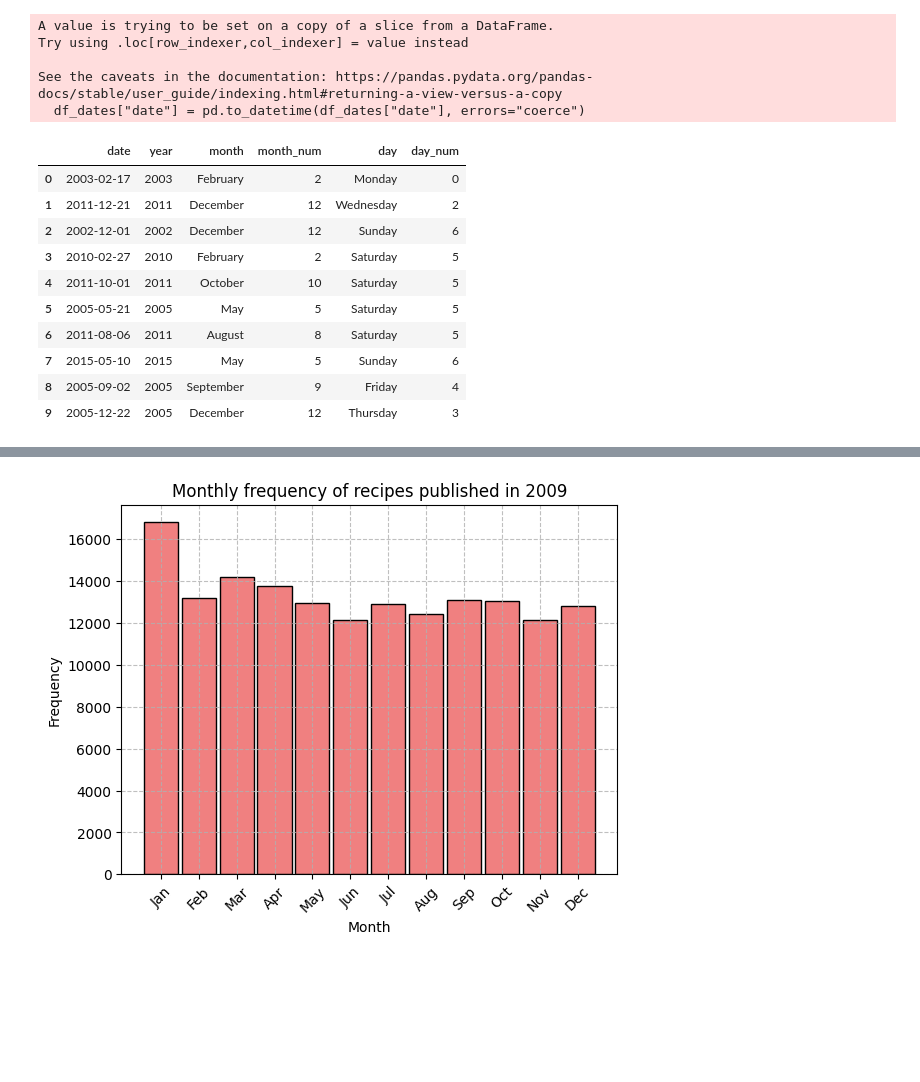
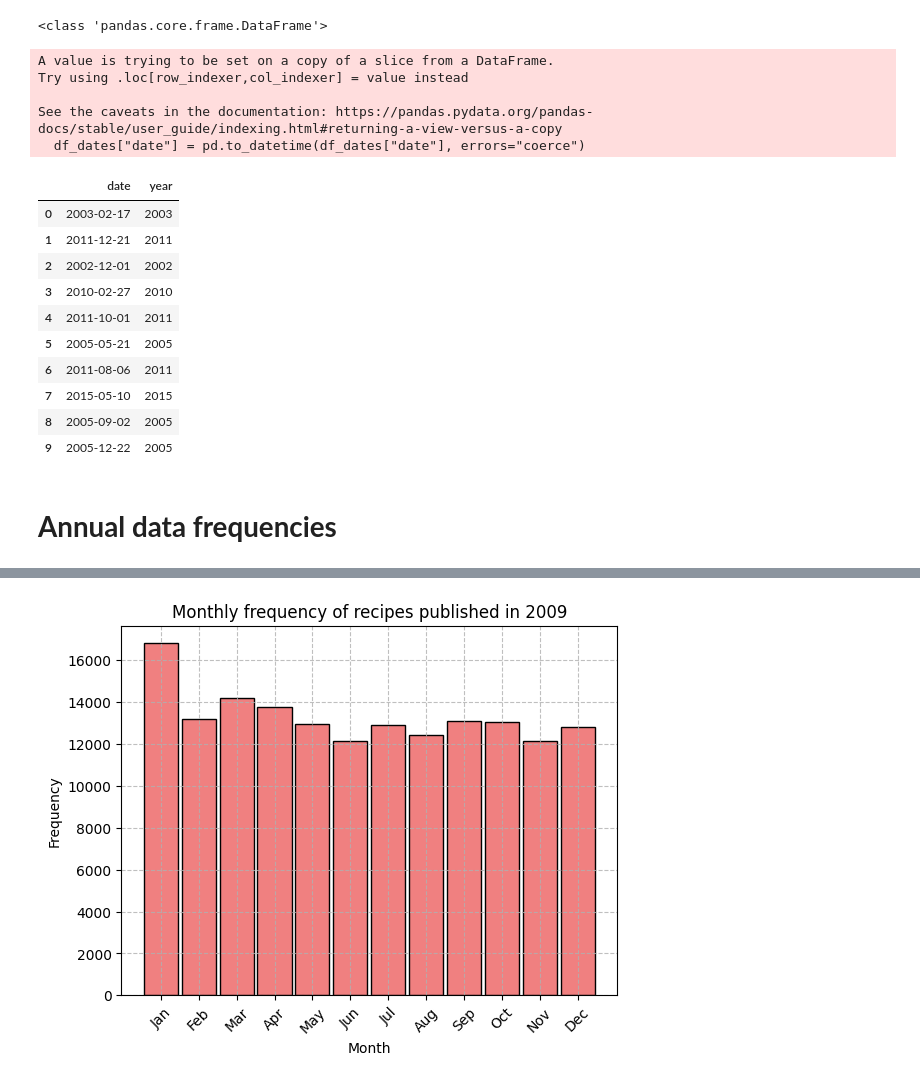
Before and after one commit to mange-ta-main/mange-ta-main, a Jupyter notebook: src/mange_ta_main/1_univariate_page_odz.ipynb, the cells around one changed output, grey strips where cells are left out. Drawn from its saved outputs; the diff is of its cells as text; code cells hidden in the pictures; blank space fills up the shorter version.

```diff
--- a/src/mange_ta_main/1_univariate_page_odz.ipynb
+++ b/src/mange_ta_main/1_univariate_page_odz.ipynb
@@ -18,34 +13,43 @@ df_recipes.head(5)
 # %%
 # Select feature of interest from raw data
 feat_name = "date"
 df_dates = df_recipes[[feat_name]]
 
-# Converting from strings to datetime
+# ----------------------------------------------------------------------
+# Converting from strings to datetime format
+# ----------------------------------------------------------------------
+# errors = "coerce" => Invalid parsing will be set to NaT (Not a Time)
 df_dates["date"] = pd.to_datetime(df_dates["date"], errors="coerce")
-df_dates = df_dates.dropna(subset=["date"])
-#df_dates[feat_name] = pd.to_datetime(df_dates[feat_name])
-
-df_dates["year"] = df_dates[feat_name].dt.year
-df_dates["month"] = df_dates[feat_name].dt.month_name()
-df_dates["month_num"] = df_dates[feat_name].dt.month
-df_dates["day"] = df_dates[feat_name].dt.day_name()
-df_dates["day_num"] = df_dates[feat_name].dt.dayofweek
+# Remove missing files
+df_dates = df_dates.dropna()
 
 df_dates.head(10)
+
+print(type(df_dates))
+df_dates["year"] = df_dates[feat_name].dt.year
+#df_dates["month"] = df_dates[feat_name].dt.month_name()
+#df_dates["month_num"] = df_dates[feat_name].dt.month
+#df_dates["day"] = df_dates[feat_name].dt.day_name()
+#df_dates["day_num"] = df_dates[feat_name].dt.dayofweek
+
+df_dates.head(10)
 # %% [output]
-A value is trying to be set on a copy of a slice from a DataFrame.
-Try using .loc[row_indexer,col_indexer] = value instead
-
-See the caveats in the documentation: https://pandas.pydata.org/pandas-docs/stable/user_guide/indexing.html#returning-a-view-versus-a-copy
-  df_dates["date"] = pd.to_datetime(df_dates["date"], errors="coerce")
+<class 'pandas.core.frame.DataFrame'>
+A value is trying to be set on a copy of a slice from a DataFrame.
+Try using .loc[row_indexer,col_indexer] = value instead
+
+See the caveats in the documentation: https://pandas.pydata.org/pandas-docs/stable/user_guide/indexing.html#returning-a-view-versus-a-copy
+  df_dates["date"] = pd.to_datetime(df_dates["date"], errors="coerce")
-|  | date | year | month | month_num | day | day_num |
-| 0 | 2003-02-17 | 2003 | February | 2 | Monday | 0 |
-| 1 | 2011-12-21 | 2011 | December | 12 | Wednesday | 2 |
-| 2 | 2002-12-01 | 2002 | December | 12 | Sunday | 6 |
-| 3 | 2010-02-27 | 2010 | February | 2 | Saturday | 5 |
-| 4 | 2011-10-01 | 2011 | October | 10 | Saturday | 5 |
-| 5 | 2005-05-21 | 2005 | May | 5 | Saturday | 5 |
-| 6 | 2011-08-06 | 2011 | August | 8 | Saturday | 5 |
-| 7 | 2015-05-10 | 2015 | May | 5 | Sunday | 6 |
-| 8 | 2005-09-02 | 2005 | September | 9 | Friday | 4 |
-| 9 | 2005-12-22 | 2005 | December | 12 | Thursday | 3 |
+|  | date | year |
+| 0 | 2003-02-17 | 2003 |
+| 1 | 2011-12-21 | 2011 |
+| 2 | 2002-12-01 | 2002 |
+| 3 | 2010-02-27 | 2010 |
+| 4 | 2011-10-01 | 2011 |
+| 5 | 2005-05-21 | 2005 |
+| 6 | 2011-08-06 | 2011 |
+| 7 | 2015-05-10 | 2015 |
+| 8 | 2005-09-02 | 2005 |
+| 9 | 2005-12-22 | 2005 |
+# %% [markdown]
+# **Annual data frequencies**
```
Also changed, not shown: parts of 16 cells of this notebook.
